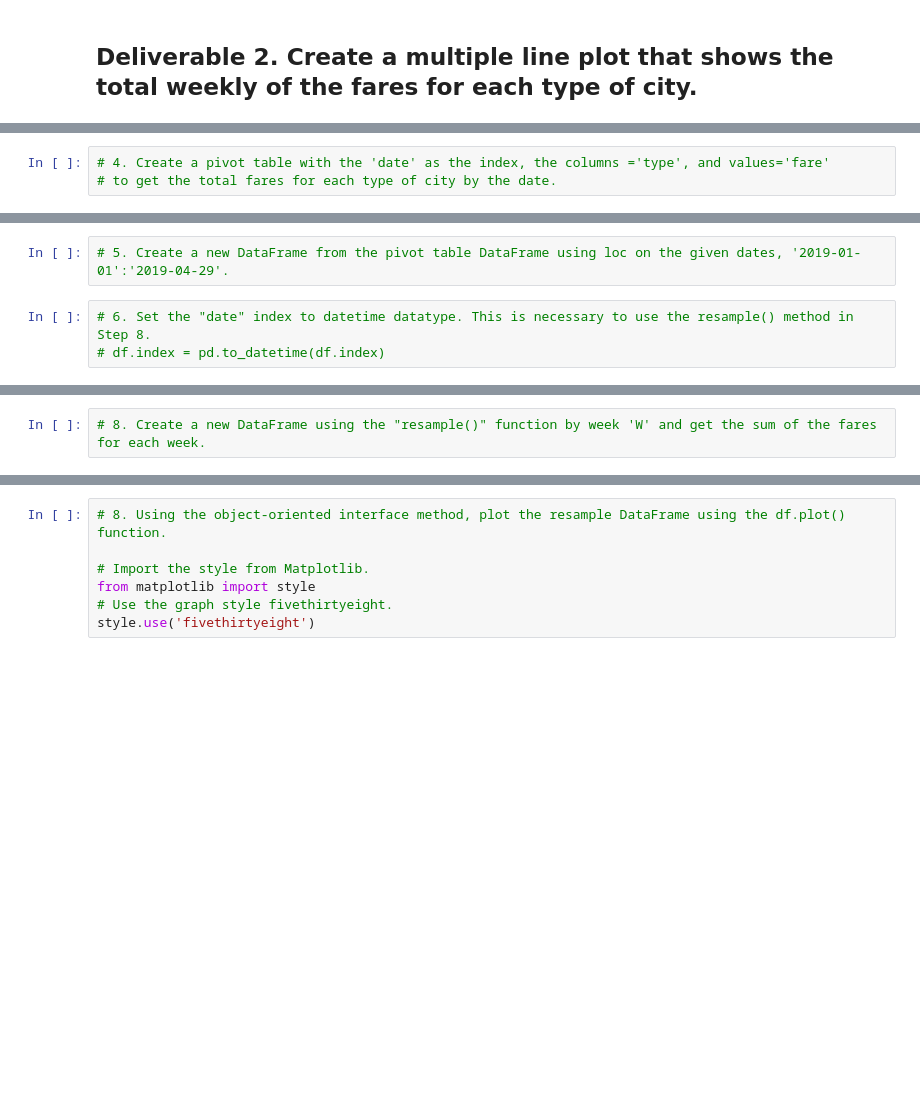
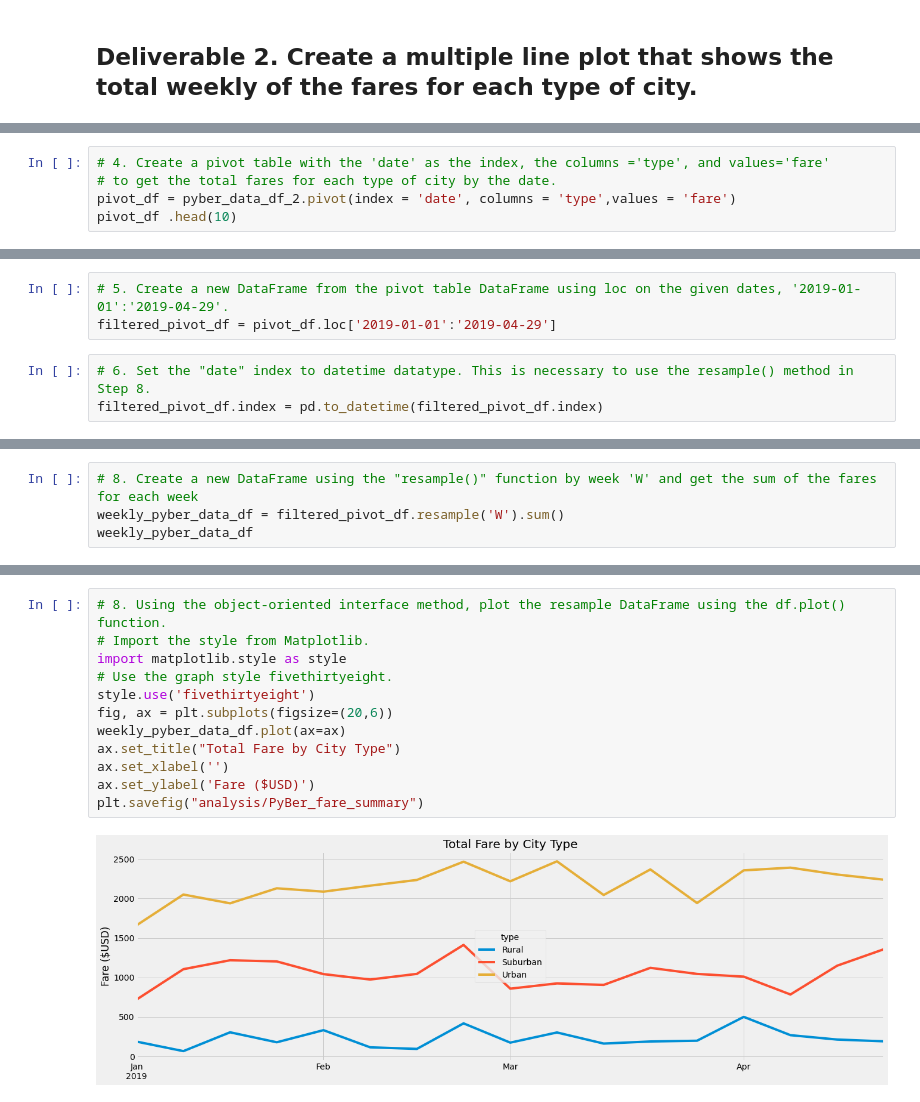
Before and after one commit to Kee2u/PyBer_Analysis, a Jupyter notebook: PyBer_Challenge.ipynb, the cells around one changed output, grey strips where cells are left out. Saved outputs shown, nothing was run; the diff lists cells and outputs as text; blank space fills up the shorter version.

```diff
--- a/PyBer_Challenge.ipynb
+++ b/PyBer_Challenge.ipynb
@@ -103,3 +105,5 @@ pyber_summary_df
 # %%
 # 4. Create a pivot table with the 'date' as the index, the columns ='type', and values='fare'
 # to get the total fares for each type of city by the date.
+pivot_df = pyber_data_df_2.pivot(index = 'date', columns = 'type',values = 'fare')
+pivot_df .head(10)
@@ -106,7 +123,8 @@ pyber_summary_df
 # %%
 # 5. Create a new DataFrame from the pivot table DataFrame using loc on the given dates, '2019-01-01':'2019-04-29'.
+filtered_pivot_df = pivot_df.loc['2019-01-01':'2019-04-29']
 # %%
 # 6. Set the "date" index to datetime datatype. This is necessary to use the resample() method in Step 8.
-# df.index = pd.to_datetime(df.index)
+filtered_pivot_df.index = pd.to_datetime(filtered_pivot_df.index)
 # %%
 # 7. Check that the datatype for the index is datetime using df.info()
@@ -113,2 +143,4 @@ pyber_summary_df
 # %%
-# 8. Create a new DataFrame using the "resample()" function by week 'W' and get the sum of the fares for each week.
+# 8. Create a new DataFrame using the "resample()" function by week 'W' and get the sum of the fares for each week
+weekly_pyber_data_df = filtered_pivot_df.resample('W').sum()
+weekly_pyber_data_df
@@ -115,7 +167,14 @@ pyber_summary_df
 # %%
 # 8. Using the object-oriented interface method, plot the resample DataFrame using the df.plot() function.
-
 # Import the style from Matplotlib.
-from matplotlib import style
+import matplotlib.style as style
 # Use the graph style fivethirtyeight.
 style.use('fivethirtyeight')
+fig, ax = plt.subplots(figsize=(20,6))
+weekly_pyber_data_df.plot(ax=ax)
+ax.set_title("Total Fare by City Type")
+ax.set_xlabel('')
+ax.set_ylabel('Fare ($USD)')
+plt.savefig("analysis/PyBer_fare_summary")
+# %% [output]
+[figure, added]
```
Also changed, not shown: parts of 6 cells of this notebook.
